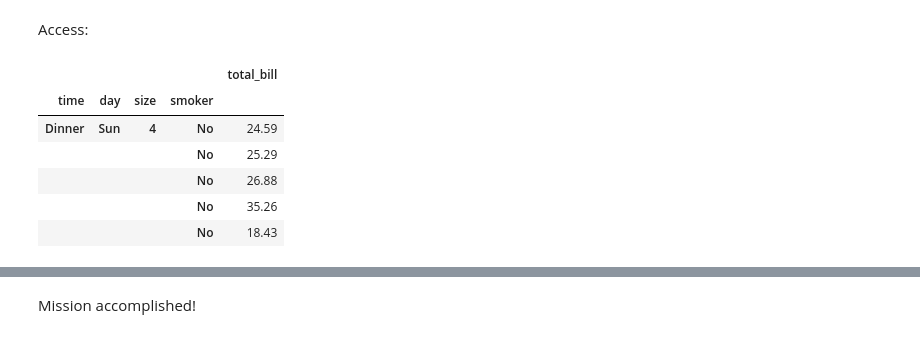
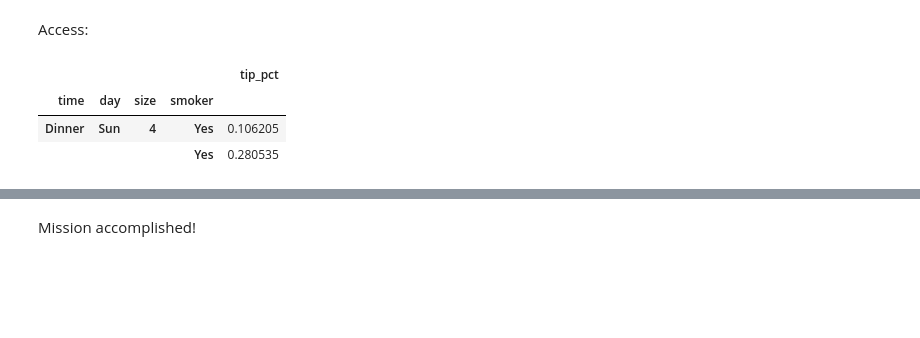
Before and after one commit to weihua77/Data_Science_Daily, a Jupyter notebook: I_Data_Wrangling_Python/4_Grouping_and_Aggregating.ipynb, the cells around one changed output, grey strips where cells are left out. Saved outputs shown, nothing was run; the diff lists cells and outputs as text; code cells hidden in the pictures; blank space fills up the shorter version.

```diff
--- a/I_Data_Wrangling_Python/4_Grouping_and_Aggregation.ipynb
+++ b/I_Data_Wrangling_Python/4_Grouping_and_Aggregating.ipynb
@@ -56,12 +59,9 @@ tips_multi.head()
 # %% [markdown]
 Access:
 # %%
-tips_multi.loc[pd.IndexSlice['Dinner','Sun', 4,'No'], ['total_bill']].head()
+tips_multi.loc[pd.IndexSlice['Dinner','Sun', 4,'Yes'], ['tip_pct']].head()
 # %% [output]
-|  |  |  |  | total_bill |
+|  |  |  |  | tip_pct |
 | time | day | size | smoker |  |
-| Dinner | Sun | 4 | No | 24.59 |
-|  |  |  | No | 25.29 |
-|  |  |  | No | 26.88 |
-|  |  |  | No | 35.26 |
-|  |  |  | No | 18.43 |
+| Dinner | Sun | 4 | Yes | 0.106205 |
+|  |  |  | Yes | 0.280535 |
```
Also changed, not shown: parts of 66 cells of this notebook, 3 other files.
